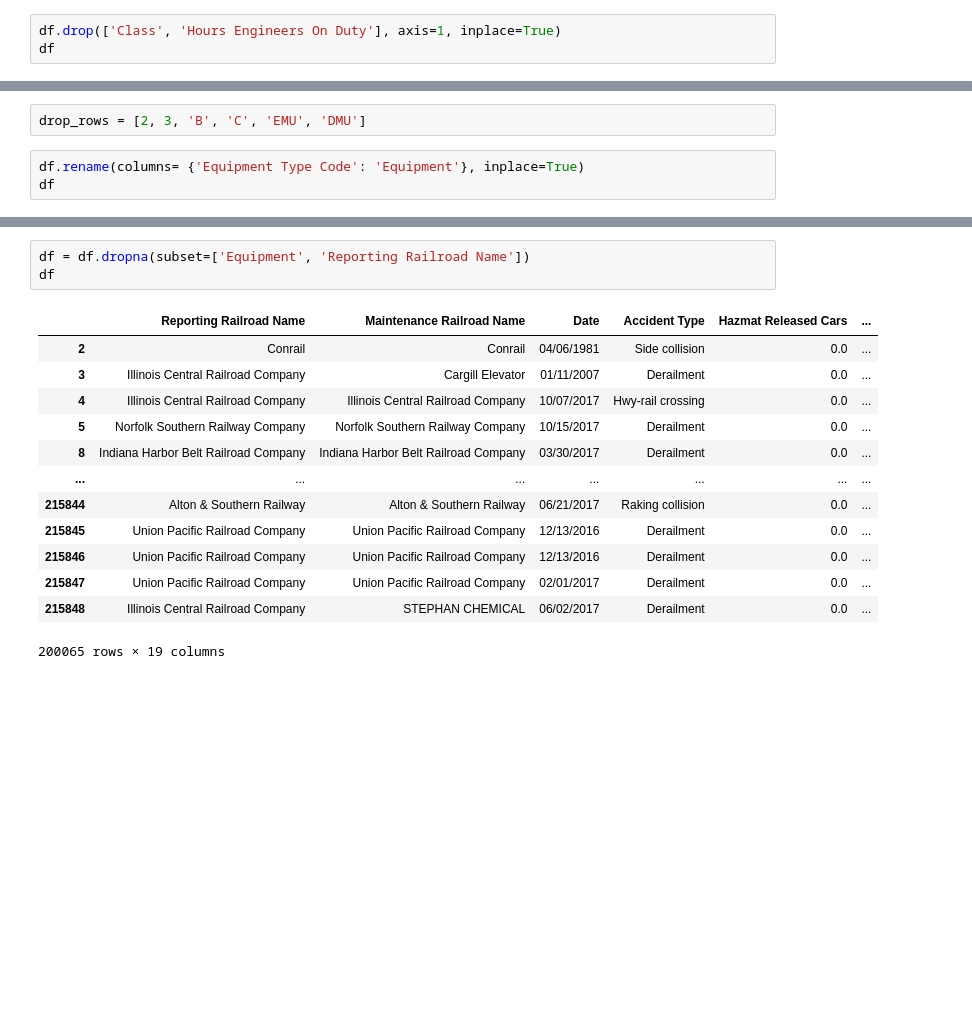
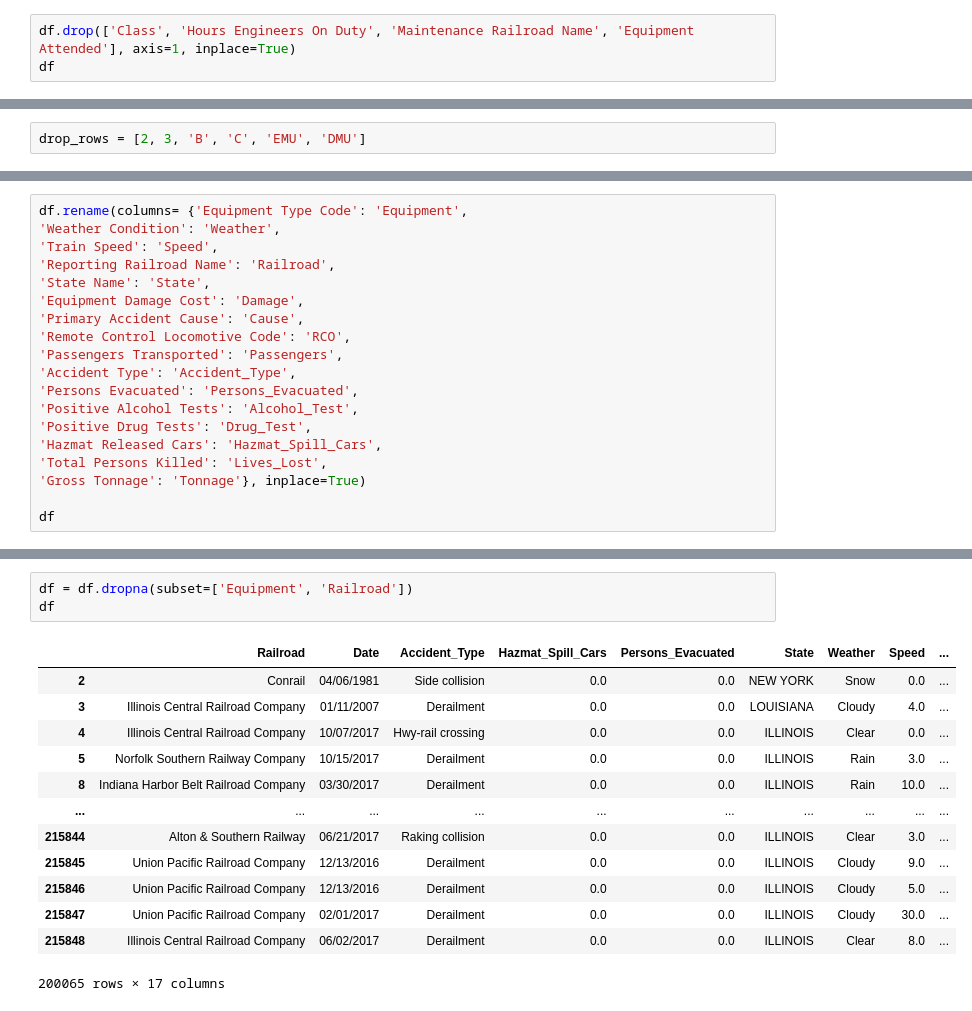
Before and after one commit to Charles-McNay/Rail_Incident_Analysis, a Jupyter notebook: rail_cleaning.ipynb, the cells around one changed output, grey strips where cells are left out. Saved outputs shown, nothing was run; the diff lists cells and outputs as text; blank space fills up the shorter version.

```diff
--- a/rail_cleaning.ipynb
+++ b/rail_cleaning.ipynb
@@ -19,6 +19,6 @@ df
 | 215848 | Illinois Central Railroad Company | STEPHAN CHEMICAL | 06/02/2017 | Derailment | 0.0 | ... |
 215849 rows × 21 columns
 # %%
-df.drop(['Class', 'Hours Engineers On Duty'], axis=1, inplace=True)
+df.drop(['Class', 'Hours Engineers On Duty', 'Maintenance Railroad Name', 'Equipment Attended'], axis=1, inplace=True)
 df
 # %% [output]
@@ -61,6 +60,3 @@ Index(['Reporting Railroad Name', 'Maintenance Railroad Name', 'Date',
       dtype='object')
 # %%
 drop_rows = [2, 3, 'B', 'C', 'EMU', 'DMU']
-# %%
-df.rename(columns= {'Equipment Type Code': 'Equipment'}, inplace=True)
-df
@@ -80,0 +63,19 @@ df
+# %%
+df.rename(columns= {'Equipment Type Code': 'Equipment',
+'Weather Condition': 'Weather',
+'Train Speed': 'Speed',
+'Reporting Railroad Name': 'Railroad',
+'State Name': 'State',
+'Equipment Damage Cost': 'Damage',
+'Primary Accident Cause': 'Cause',
+'Remote Control Locomotive Code': 'RCO',
+'Passengers Transported': 'Passengers',
+'Accident Type': 'Accident_Type',
+'Persons Evacuated': 'Persons_Evacuated',
+'Positive Alcohol Tests': 'Alcohol_Test',
+'Positive Drug Tests': 'Drug_Test',
+'Hazmat Released Cars': 'Hazmat_Spill_Cars',
+'Total Persons Killed': 'Lives_Lost',
+'Gross Tonnage': 'Tonnage'}, inplace=True)
+
+df
@@ -123,17 +138,17 @@ memory usage: 32.2+ MB
 # %%
-df = df.dropna(subset=['Equipment', 'Reporting Railroad Name'])
+df = df.dropna(subset=['Equipment', 'Railroad'])
 df
 # %% [output]
-|  | Reporting Railroad Name | Maintenance Railroad Name | Date | Accident Type | Hazmat Released Cars | ... |
-| 2 | Conrail | Conrail | 04/06/1981 | Side collision | 0.0 | ... |
-| 3 | Illinois Central Railroad Company | Cargill Elevator | 01/11/2007 | Derailment | 0.0 | ... |
-| 4 | Illinois Central Railroad Company | Illinois Central Railroad Company | 10/07/2017 | Hwy-rail crossing | 0.0 | ... |
-| 5 | Norfolk Southern Railway Company | Norfolk Southern Railway Company | 10/15/2017 | Derailment | 0.0 | ... |
-| 8 | Indiana Harbor Belt Railroad Company | Indiana Harbor Belt Railroad Company | 03/30/2017 | Derailment | 0.0 | ... |
-| ... | ... | ... | ... | ... | ... | ... |
-| 215844 | Alton & Southern Railway | Alton & Southern Railway | 06/21/2017 | Raking collision | 0.0 | ... |
-| 215845 | Union Pacific Railroad Company | Union Pacific Railroad Company | 12/13/2016 | Derailment | 0.0 | ... |
-| 215846 | Union Pacific Railroad Company | Union Pacific Railroad Company | 12/13/2016 | Derailment | 0.0 | ... |
-| 215847 | Union Pacific Railroad Company | Union Pacific Railroad Company | 02/01/2017 | Derailment | 0.0 | ... |
-| 215848 | Illinois Central Railroad Company | STEPHAN CHEMICAL | 06/02/2017 | Derailment | 0.0 | ... |
+|  | Railroad | Date | Accident_Type | Hazmat_Spill_Cars | Persons_Evacuated | State | Weather | Speed | ... |
+| 2 | Conrail | 04/06/1981 | Side collision | 0.0 | 0.0 | NEW YORK | Snow | 0.0 | ... |
+| 3 | Illinois Central Railroad Company | 01/11/2007 | Derailment | 0.0 | 0.0 | LOUISIANA | Cloudy | 4.0 | ... |
+| 4 | Illinois Central Railroad Company | 10/07/2017 | Hwy-rail crossing | 0.0 | 0.0 | ILLINOIS | Clear | 0.0 | ... |
+| 5 | Norfolk Southern Railway Company | 10/15/2017 | Derailment | 0.0 | 0.0 | ILLINOIS | Rain | 3.0 | ... |
+| 8 | Indiana Harbor Belt Railroad Company | 03/30/2017 | Derailment | 0.0 | 0.0 | ILLINOIS | Rain | 10.0 | ... |
+| ... | ... | ... | ... | ... | ... | ... | ... | ... | ... |
+| 215844 | Alton & Southern Railway | 06/21/2017 | Raking collision | 0.0 | 0.0 | ILLINOIS | Clear | 3.0 | ... |
+| 215845 | Union Pacific Railroad Company | 12/13/2016 | Derailment | 0.0 | 0.0 | ILLINOIS | Cloudy | 9.0 | ... |
+| 215846 | Union Pacific Railroad Company | 12/13/2016 | Derailment | 0.0 | 0.0 | ILLINOIS | Cloudy | 5.0 | ... |
+| 215847 | Union Pacific Railroad Company | 02/01/2017 | Derailment | 0.0 | 0.0 | ILLINOIS | Cloudy | 30.0 | ... |
+| 215848 | Illinois Central Railroad Company | 06/02/2017 | Derailment | 0.0 | 0.0 | ILLINOIS | Clear | 8.0 | ... |
-200065 rows × 19 columns
+200065 rows × 17 columns
```
Also changed, not shown: parts of 12 cells of this notebook.
